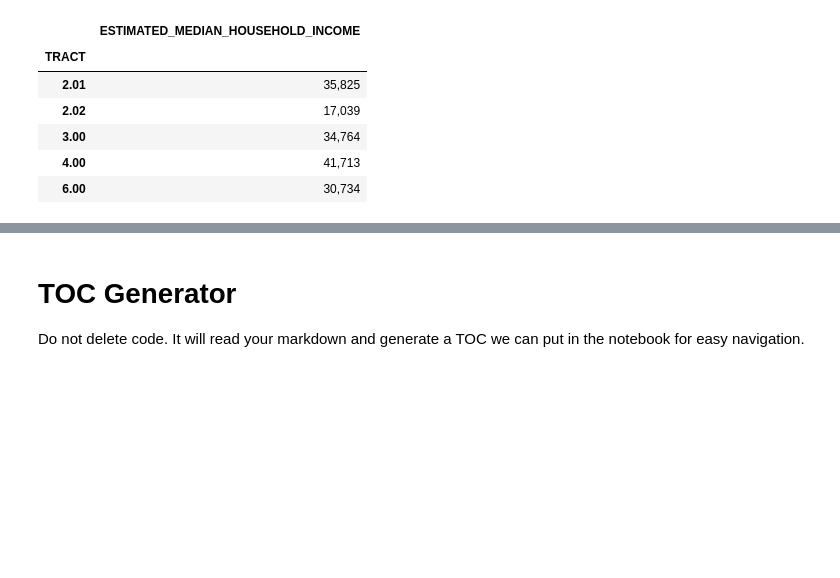
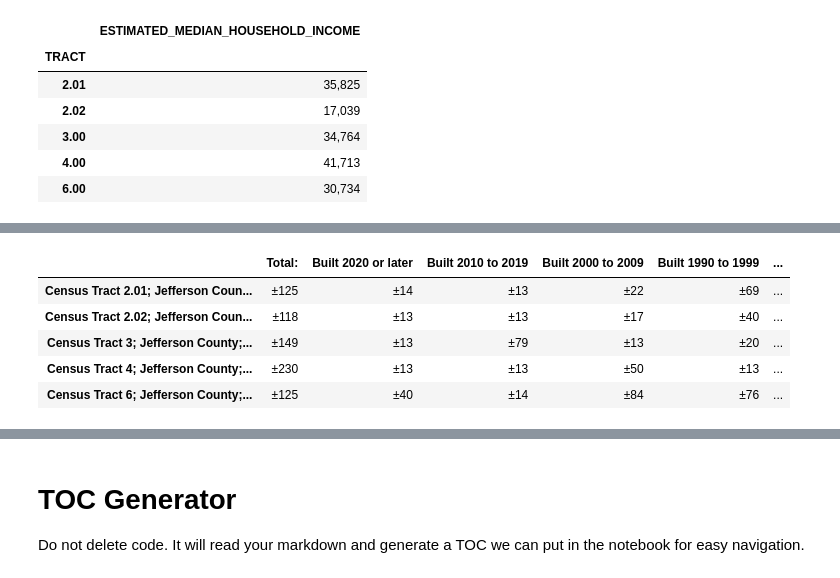
Before and after one commit to Code-You-Contributors/HUD_data_master, a Jupyter notebook: Curtis/curtis.ipynb, the cells around one changed output, grey strips where cells are left out. Cells and saved outputs as stored; diff of their text form; code cells hidden in the pictures; blank space fills up the shorter version.

```diff
--- a/Curtis/curtis.ipynb
+++ b/Curtis/curtis.ipynb
@@ -118,0 +133,19 @@ df_income.to_csv("../Curtis/data/processed/income_clean.csv", index = True)
+# %%
+# Drop all Estimate columns
+cols_to_drop = df_housing_age.columns[df_housing_age.columns.str.contains('Estimate')]
+df_housing_age = df_housing_age.drop(columns=cols_to_drop)
+
+# Swap columns and rows to match other data sets
+df_housing_age = df_housing_age.transpose()
+
+# Set the first row as the header
+df_housing_age = df_housing_age.rename(columns=df_housing_age.iloc[0]).drop(df_housing_age.index[0])
+
+df_housing_age.head()
+# %% [output]
+|  | Total: | Built 2020 or later | Built 2010 to 2019 | Built 2000 to 2009 | Built 1990 to 1999 | ... |
+| Census Tract 2.01; Jefferson Coun... | ±125 | ±14 | ±13 | ±22 | ±69 | ... |
+| Census Tract 2.02; Jefferson Coun... | ±118 | ±13 | ±13 | ±17 | ±40 | ... |
+| Census Tract 3; Jefferson County;... | ±149 | ±13 | ±79 | ±13 | ±20 | ... |
+| Census Tract 4; Jefferson County;... | ±230 | ±13 | ±13 | ±50 | ±13 | ... |
+| Census Tract 6; Jefferson County;... | ±125 | ±40 | ±14 | ±84 | ±76 | ... |
```
Also changed, not shown: parts of 8 cells of this notebook, 1 other file.
